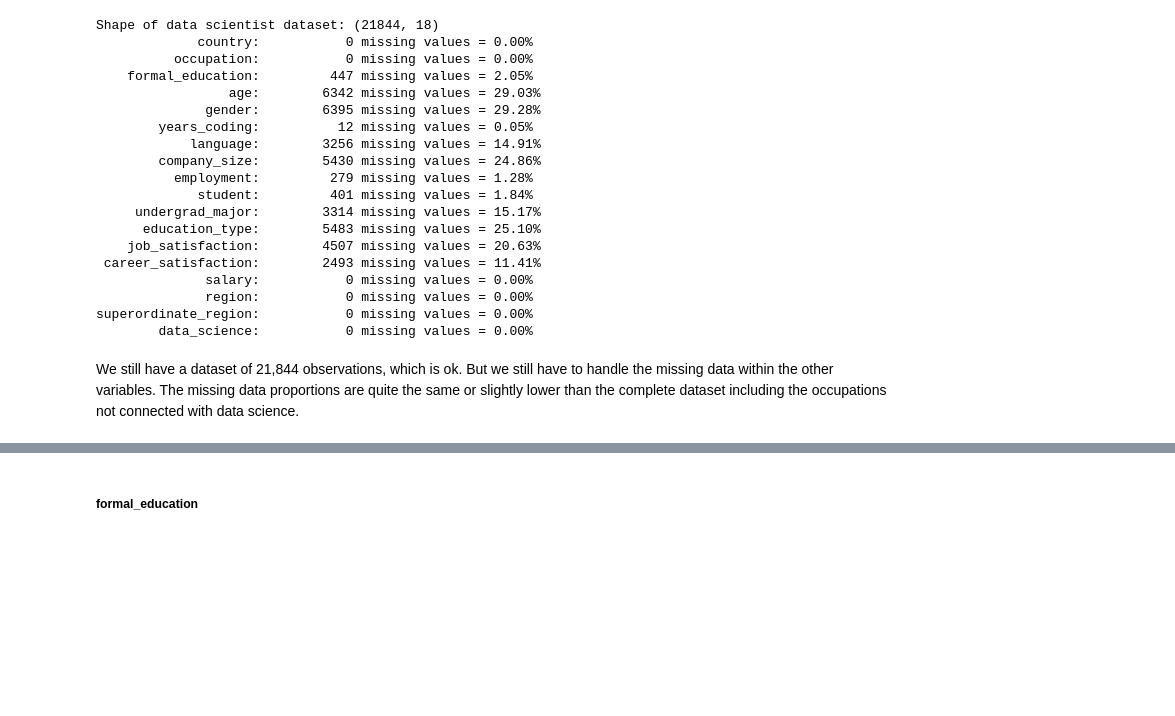
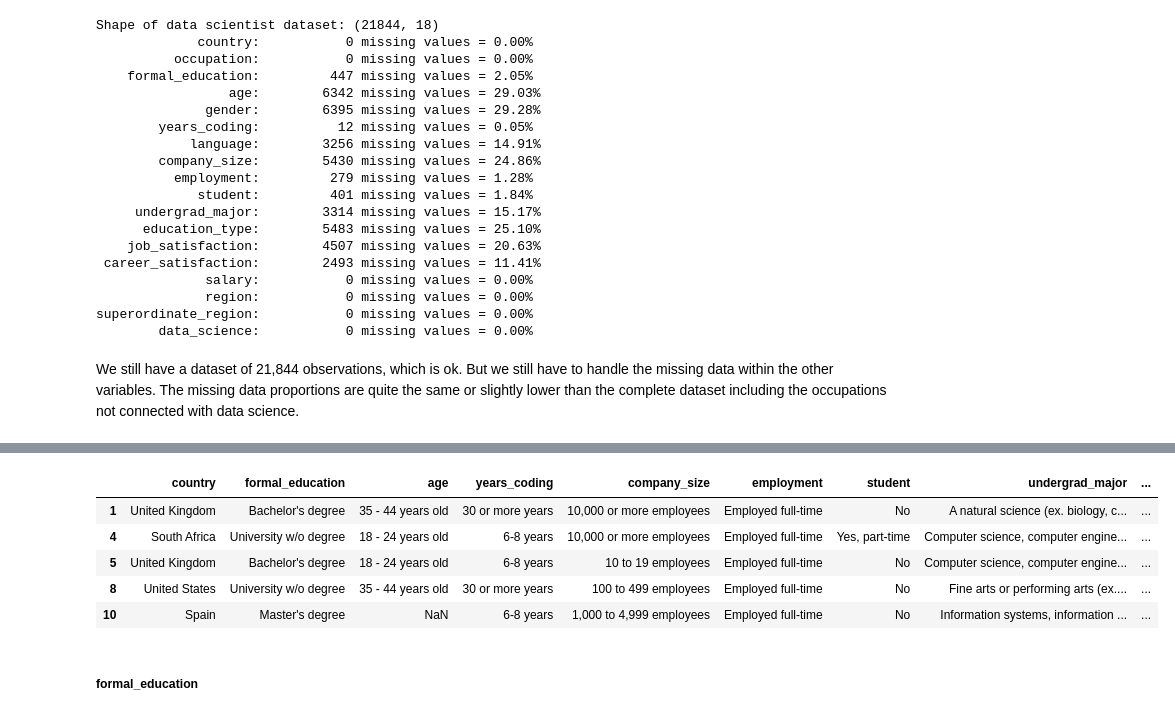
Before and after one commit to oliverkroening/Udacity_DSND_Project04, a Jupyter notebook: Data_Science_Europe.ipynb, the cells around one changed output, grey strips where cells are left out. Saved outputs shown, nothing was run; the diff lists cells and outputs as text; code cells hidden in the pictures; blank space fills up the shorter version.

Commit message:
one hot encoding of occupation column

```diff
--- a/Data_Science_Europe.ipynb
+++ b/Data_Science_Europe.ipynb
@@ -731,0 +760,8 @@ We still have a dataset of 21,844 observations, which is ok. But we still have t
+# %%
+# create a new dataframe consisting of one-hot-encoded columns for each occupation
+occupation_df = ds_q2_df.occupation.str.split('\s*;\s*', expand=True).stack().str.get_dummies().sum(level=0)
+# %%
+# add prefix to column names to identify them in further steps
+occupation_df = occupation_df.add_prefix('occ_')
+# show sample of new dataframe
+occupation_df.head()
@@ -732,3 +775,17 @@ We still have a dataset of 21,844 observations, which is ok. But we still have t
+# %%
+# add columns of occupation_df to ds_q2_df...
+ds_q2_df = ds_q2_df.merge(occupation_df, how='outer', left_index=True, right_index=True)
+# ... and remove language
+ds_q2_df.drop('occupation', axis=1, inplace=True)
+# show sample of dataframe
+ds_q2_df.head()
+# %% [output]
+|  | country | formal_education | age | years_coding | company_size | employment | student | undergrad_major | ... |
+| 1 | United Kingdom | Bachelor's degree | 35 - 44 years old | 30 or more years | 10,000 or more employees | Employed full-time | No | A natural science (ex. biology, c... | ... |
+| 4 | South Africa | University w/o degree | 18 - 24 years old | 6-8 years | 10,000 or more employees | Employed full-time | Yes, part-time | Computer science, computer engine... | ... |
+| 5 | United Kingdom | Bachelor's degree | 18 - 24 years old | 6-8 years | 10 to 19 employees | Employed full-time | No | Computer science, computer engine... | ... |
+| 8 | United States | University w/o degree | 35 - 44 years old | 30 or more years | 100 to 499 employees | Employed full-time | No | Fine arts or performing arts (ex.... | ... |
+| 10 | Spain | Master's degree | NaN | 6-8 years | 1,000 to 4,999 employees | Employed full-time | No | Information systems, information ... | ... |
 # %% [markdown]
 ##### formal_education
 # %%
```
Also changed, not shown: parts of 10 cells of this notebook.
